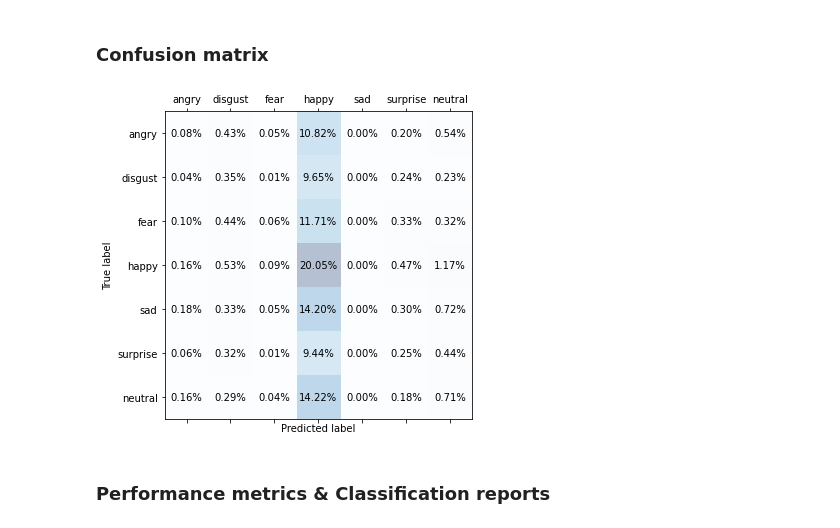
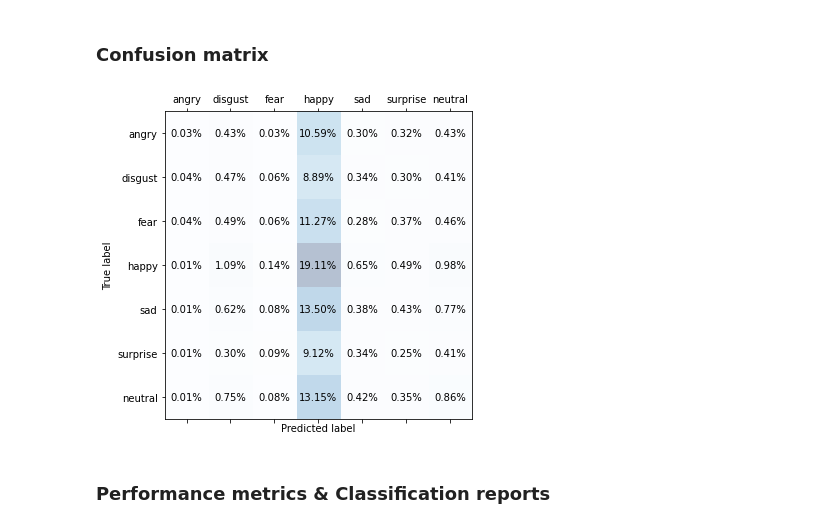
Before and after one commit to chikakoto/facial-expression-recognition, a Jupyter notebook: notebooks/4.0_SVM.ipynb, the cells around one changed output. Saved outputs shown, nothing was run; the diff lists cells and outputs as text; code cells hidden in the pictures.

```diff
--- a/notebooks/4.0_SVM.ipynb
+++ b/notebooks/4.0_SVM.ipynb
@@ -215,7 +233,7 @@ y_train = np.array(train_target)
 X_test = np.array(test_scale)
 y_test = np.array(test_target)
 # %%
-svm = SVC(C=3, random_state=1, kernel='rbf', gamma='auto', decision_function_shape='ovo')
+svm = SVC(C=10.0, random_state=1, kernel='rbf', gamma='auto', decision_function_shape='ovo')
 svm.fit(X_train, y_train)
 y_pred = svm.predict(X_test)
 print('Train Accuracy: %.3f' % svm.score(X_train, y_train))
@@ -336,7 +354,7 @@ def processSVM(csv, data_type):
     print(X_test.shape)
     print(y_test.shape)
 
-    svm = SVC(C=5, random_state=1, kernel='rbf', gamma='auto', decision_function_shape='ovo')
+    svm = SVC(C=10.0, random_state=1, kernel='rbf', gamma='auto', decision_function_shape='ovo')
     svm.fit(X_train, y_train)
     y_pred = svm.predict(X_test)
     print('Train Accuracy: %.3f' % svm.score(X_train, y_train))
@@ -640,11 +658,11 @@ Test Accuracy: 0.213
 ### Confusion matrix
 # %%
 # Show only the best one
-i = 4
+i = 1
 confmat = confusion_matrix(y_true=orb_actuals[i], y_pred=orb_predictions[i], labels=targets)
 show_confusion_matrix(confmat)
 # %% [output]
-[figure, old version]
+[figure, new version]
 # %% [markdown]
 ### Performance metrics & Classification reports
 # %%
```
Also changed, not shown: parts of 39 cells of this notebook.
